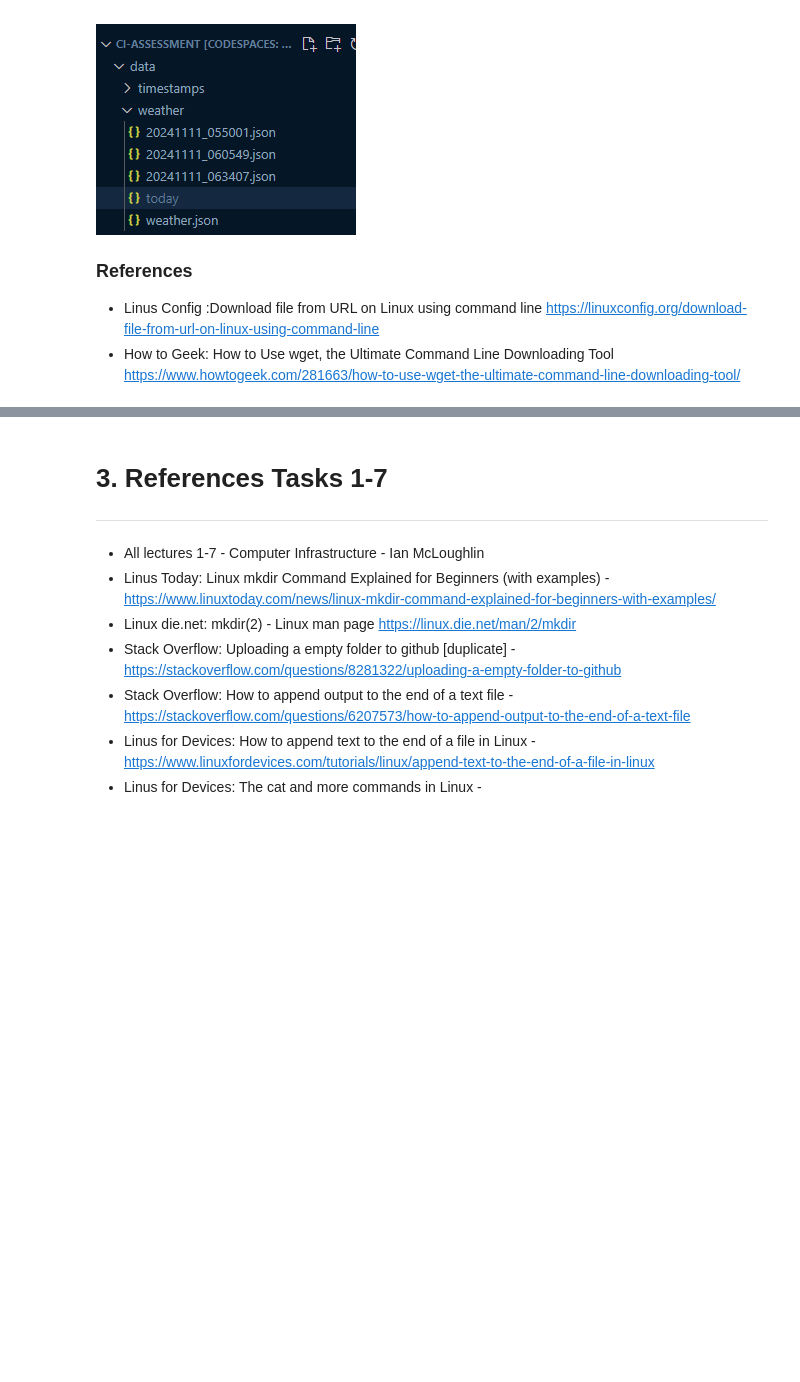
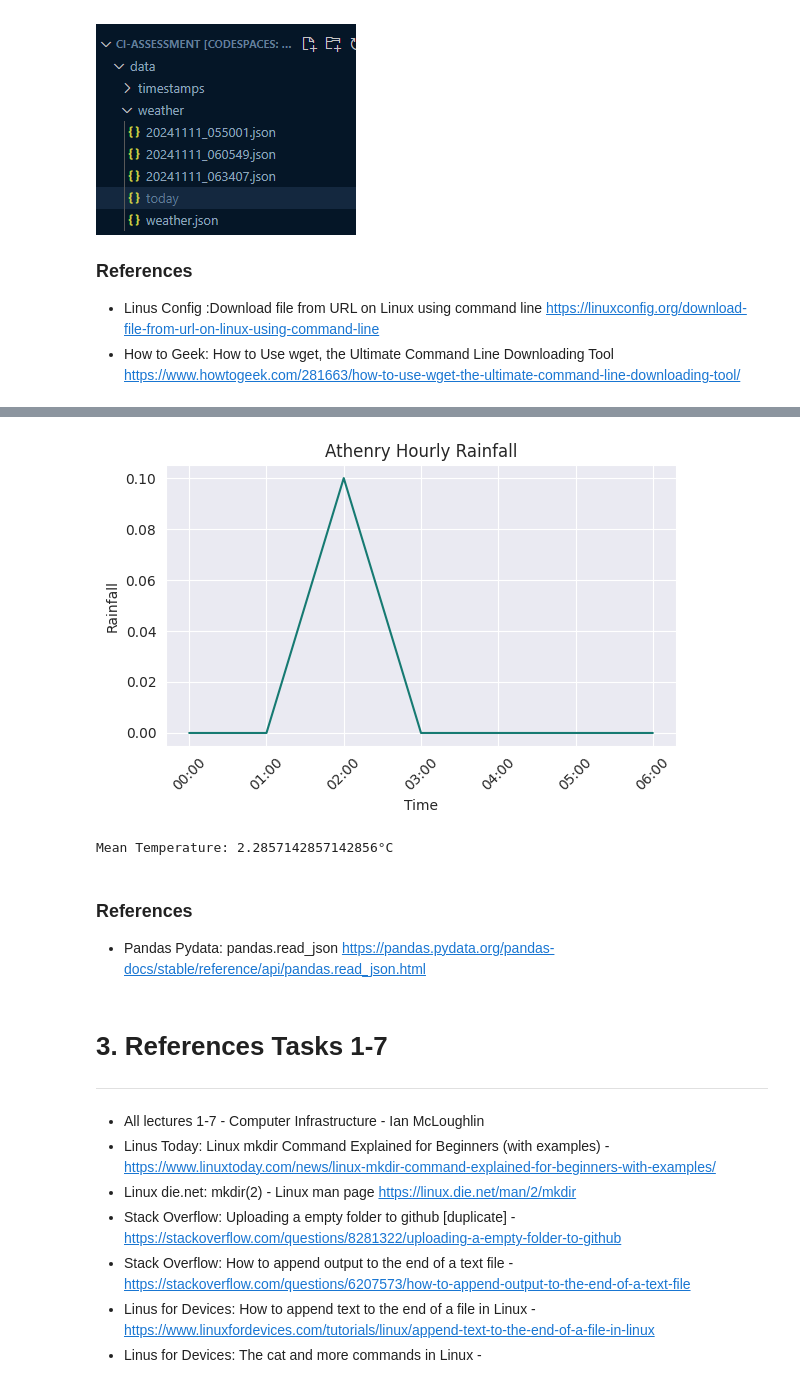
Before and after one commit to SBCURLEY/ci-assessment, a Jupyter notebook: weather.ipynb, the cells around one changed output, grey strips where cells are left out. Cells and saved outputs as stored; diff of their text form; code cells hidden in the pictures; blank space fills up the shorter version.

```diff
--- a/weather.ipynb
+++ b/weather.ipynb
@@ -178,3 +345,21 @@ Following the chmod u+x ./weather.sh   rwxrw-rw
+# %%
+plt.figure(figsize=(6, 4))
+sns.set_style('darkgrid')
+sns.set_palette("BrBG_r")
+sns.lineplot(data=df, x="reportTime", y="rainfall").set(title="Athenry Hourly Rainfall",xlabel="Time",ylabel="Rainfall")
+plt.xticks(rotation=45)
+plt.tight_layout()
+plt.show()
+# %% [output]
+[figure, added]
+# %%
+mean_temp = df['temperature'].mean()
+print(f"Mean Temperature: {mean_temp}°C")
+# %% [output]
+Mean Temperature: 2.2857142857142856°C
+# %% [markdown]
+### References
+- Pandas Pydata: pandas.read_json   https://pandas.pydata.org/pandas-docs/stable/reference/api/pandas.read_json.html
 # %% [markdown]
 # 3. References Tasks 1-7
 ***
```
Also changed, not shown: parts of 20 cells of this notebook, 1 other file.
